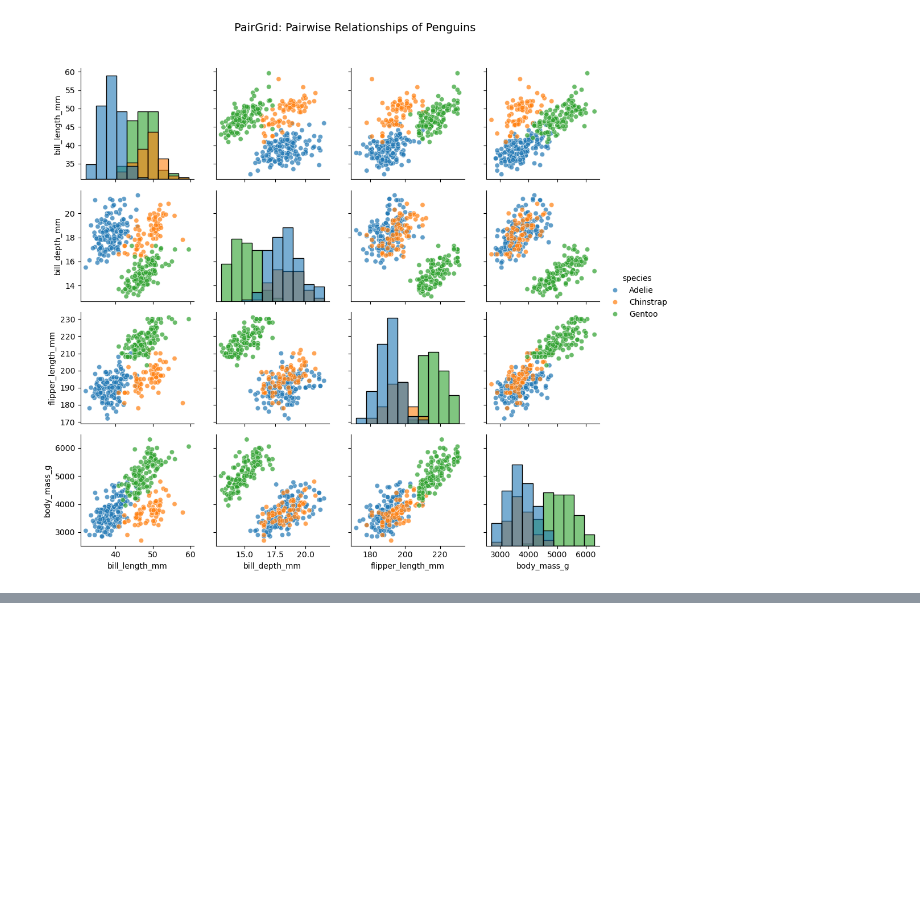
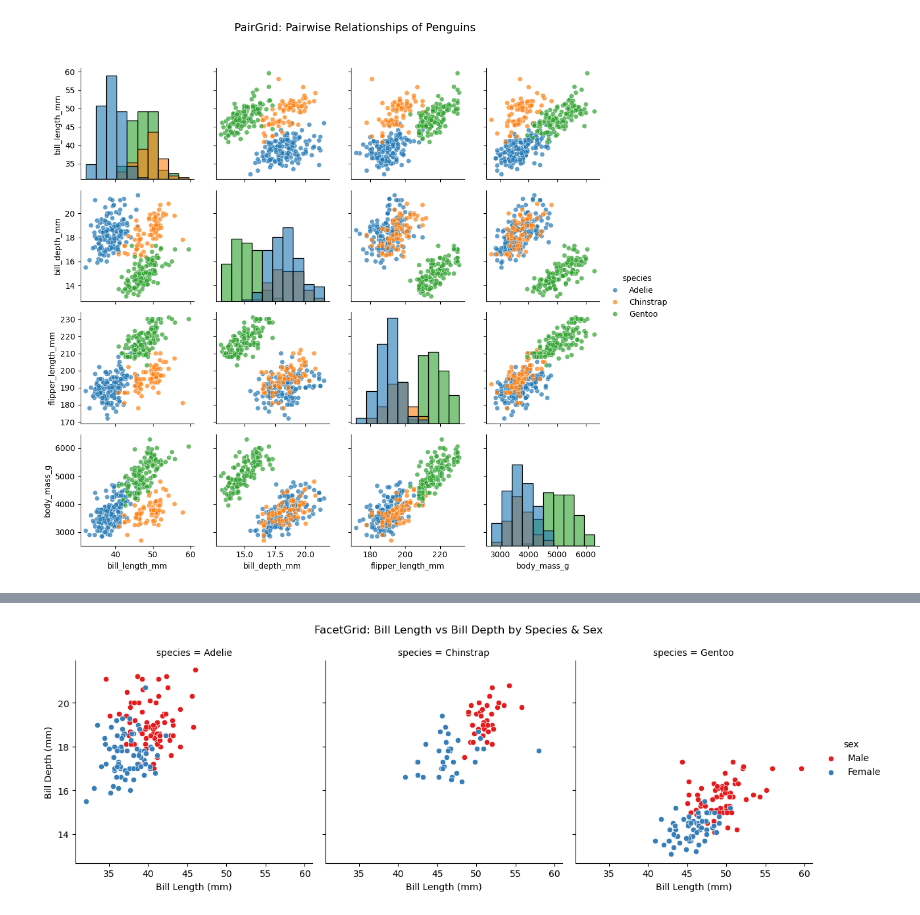
Before and after one commit to md-faiyazkhan/ml-practice, a Jupyter notebook: Seaborn/Seaborn.ipynb, the cells around one changed output, grey strips where cells are left out. Saved outputs shown, nothing was run; the diff lists cells and outputs as text; code cells hidden in the pictures; blank space fills up the shorter version.

```diff
--- a/Seaborn/Seaborn.ipynb
+++ b/Seaborn/Seaborn.ipynb
@@ -445,0 +471,17 @@ plt.show()
+# %%
+# FacetGrid: Scatter plots of bill length vs bill depth, separated by species
+g = sns.FacetGrid(penguins, col="species", hue="sex", height=4, palette="Set1")
+
+# Map scatterplot on each facet
+g.map_dataframe(sns.scatterplot, x="bill_length_mm", y="bill_depth_mm")
+
+# Add legend
+g.add_legend()
+
+# Add titles
+g.set_axis_labels("Bill Length (mm)", "Bill Depth (mm)")
+g.fig.suptitle("FacetGrid: Bill Length vs Bill Depth by Species & Sex", y=1.05)
+
+plt.show()
+# %% [output]
+[figure, added]
```
Also changed, not shown: parts of 3 cells of this notebook.
